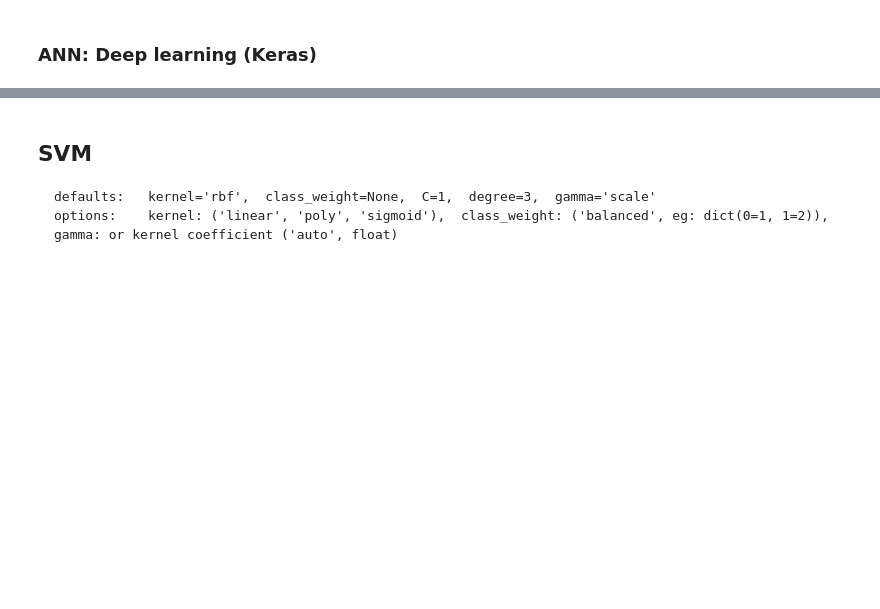
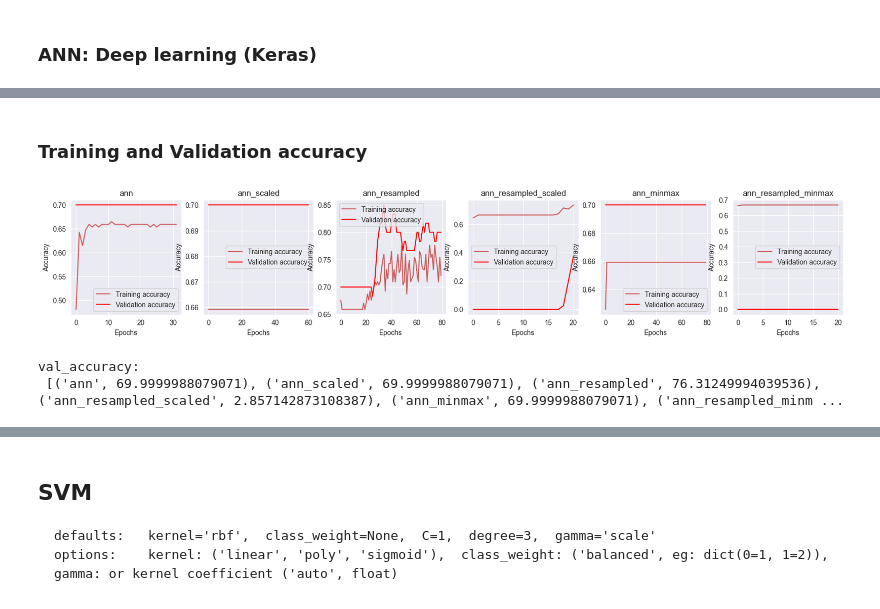
Before and after one commit to steventhestudent/CS4662_Project, a Jupyter notebook: Data Exploration.ipynb, the cells around one changed output, grey strips where cells are left out. Cells and saved outputs as stored; diff of their text form; code cells hidden in the pictures; blank space fills up the shorter version.

```diff
--- a/Data Exploration.ipynb
+++ b/Data Exploration.ipynb
@@ -665,7 +704,7 @@ fig, axes = plt.subplots(2, 3, figsize=(15, 6))  # 1 row, 2 columns
 for i, model_name in enumerate(new_models):
     cf_matrix = metrics.confusion_matrix(y_test, models[model_name].predictions)
     sns.heatmap(cf_matrix/np.sum(cf_matrix), ax=axes[i//3, i % 3], annot=True, annot_kws={'size':25})
-    (axes[i//3, i % 3].set_title(model_name))
+    axes[i//3, i % 3].set_title(model_name)
 plt.show()
 # %% [output]
 [figure]
@@ -720,0 +830,20 @@ plt.show()
+# %% [markdown]
+### Training and Validation accuracy
+# %%
+fig, axes = plt.subplots(1, 6, figsize=(20, 3))  # 1 row, 2 columns
+for i, model_name in enumerate(new_models):
+    model = models[model_name]
+    history = model.history
+    axes[i].plot(history.history['accuracy'], "#CD5C5C", label='Training accuracy')
+    axes[i].plot(history.history['val_accuracy'], "#FF0000", label='Validation accuracy')
+    axes[i].set_title(model_name)
+    axes[i].set_xlabel('Epochs')
+    axes[i].set_ylabel('Accuracy')
+    axes[i].legend()
+    axes[i].legend(loc="best")
+plt.show()
+print('val_accuracy:\n', [(i, float(np.mean(new_models[i].history.history['val_accuracy'])*100)) for i in new_models])
+# %% [output]
+[figure, added]
+val_accuracy:
+ [('ann', 69.9999988079071), ('ann_scaled', 69.9999988079071), ('ann_resampled', 76.31249994039536), ('ann_resampled_scaled', 2.857142873108387), ('ann_minmax', 69.9999988079071), ('ann_resampled_minm ...
```
Also changed, not shown: parts of 11 cells of this notebook.
